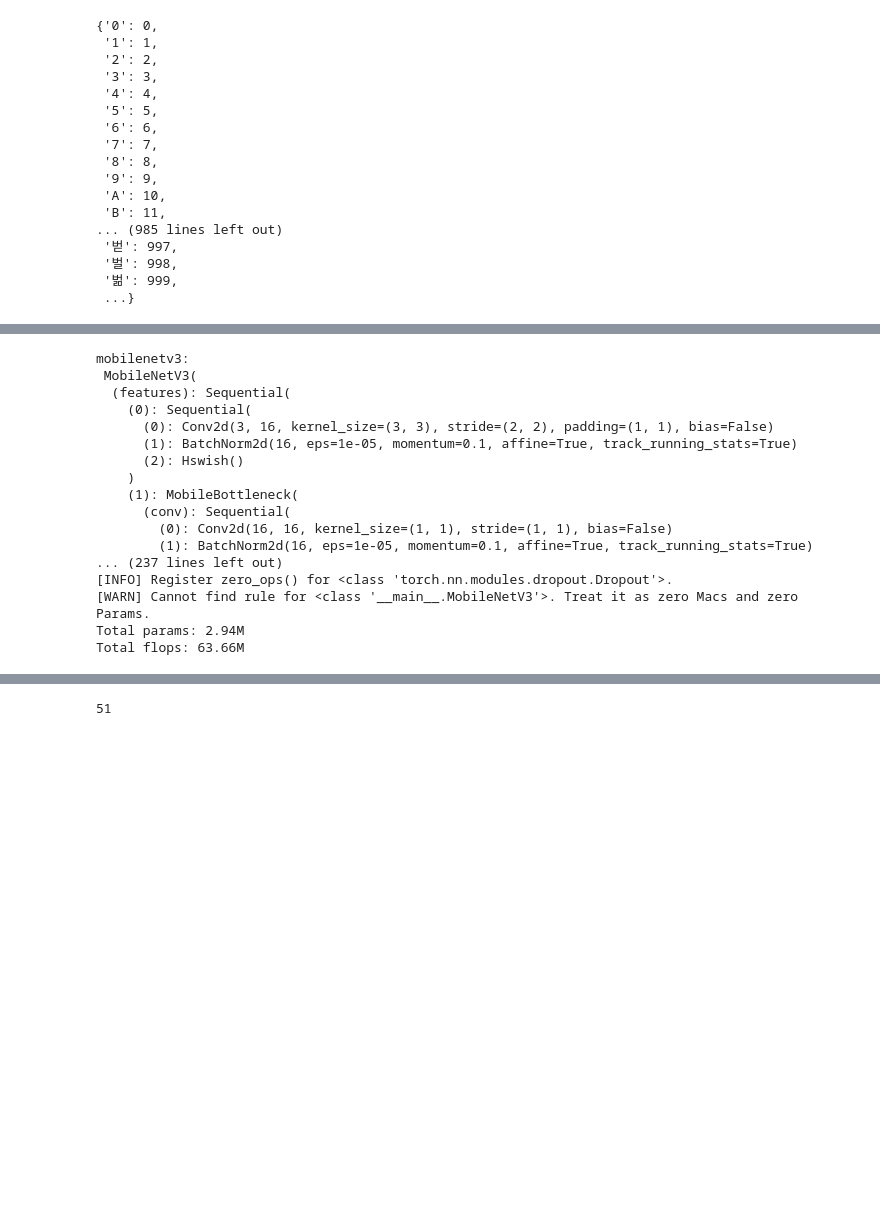
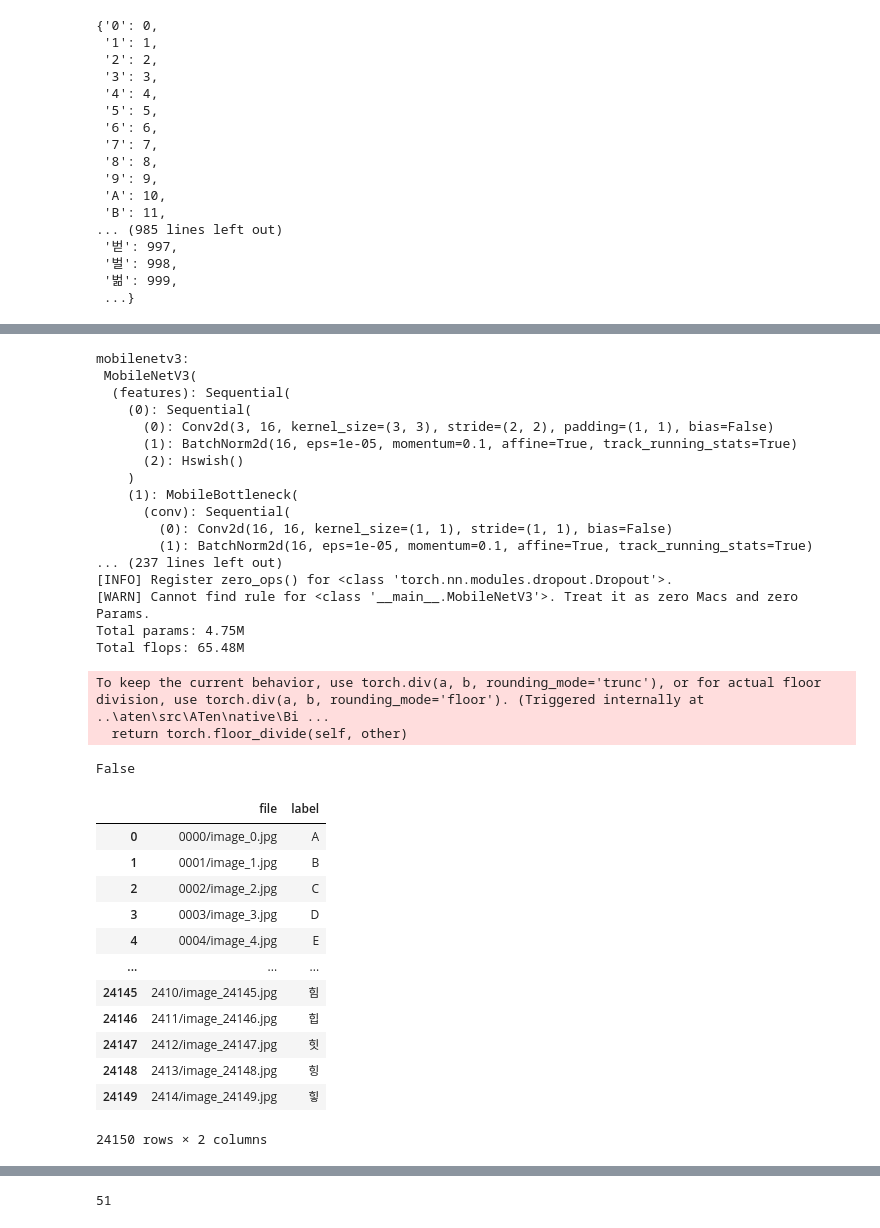
Before and after one commit to AzizIlyosov/Character_recognition, a Jupyter notebook: Character recognition .ipynb, the cells around one changed output, grey strips where cells are left out. Saved outputs shown, nothing was run; the diff lists cells and outputs as text; code cells hidden in the pictures; blank space fills up the shorter version.

```diff
--- a/Character recognition .ipynb
+++ b/Character recognition .ipynb
@@ -400,7 +444,7 @@ def mobilenetv3(pretrained=False, **kwargs):
     return model
 
 if __name__ == '__main__':
-    net = mobilenetv3()
+    net = mobilenetv3( n_class=len(set(train.label))) #.cuda()
     print('mobilenetv3:\n', net)
     print('Total params: %.2fM' % (sum(p.numel() for p in net.parameters())/1000000.0))
     input_size=(1, 3, 224, 224)
@@ -412,7 +456,7 @@ if __name__ == '__main__':
     # print(params)
     print('Total params: %.2fM' % (params/1000000.0))
     print('Total flops: %.2fM' % (flops/1000000.0))
-    out = net(x, n_class=len(train))
+    out = net(x)
 # %% [output]
 mobilenetv3:
  MobileNetV3(
@@ -429,8 +473,30 @@ mobilenetv3:
 ... (237 lines left out)
 [INFO] Register zero_ops() for <class 'torch.nn.modules.dropout.Dropout'>.
 [WARN] Cannot find rule for <class '__main__.MobileNetV3'>. Treat it as zero Macs and zero Params.
-Total params: 2.94M
-Total flops: 63.66M
+Total params: 4.75M
+Total flops: 65.48M
+To keep the current behavior, use torch.div(a, b, rounding_mode='trunc'), or for actual floor division, use torch.div(a, b, rounding_mode='floor'). (Triggered internally at  ..\aten\src\ATen\native\Bi ...
+  return torch.floor_divide(self, other)
+# %%
+torch.cuda.is_available()
+# %% [output]
+False
+# %%
+train
+# %% [output]
+|  | file | label |
+| 0 | 0000/image_0.jpg | A |
+| 1 | 0001/image_1.jpg | B |
+| 2 | 0002/image_2.jpg | C |
+| 3 | 0003/image_3.jpg | D |
+| 4 | 0004/image_4.jpg | E |
+| ... | ... | ... |
+| 24145 | 2410/image_24145.jpg | 힘 |
+| 24146 | 2411/image_24146.jpg | 힙 |
+| 24147 | 2412/image_24147.jpg | 힛 |
+| 24148 | 2413/image_24148.jpg | 힝 |
+| 24149 | 2414/image_24149.jpg | 힣 |
+24150 rows × 2 columns
 # %%
 
 train_dataset = DataLoader(albumentations_dataset_train, batch_size = 32, shuffle=True )
```
Also changed, not shown: parts of 18 cells of this notebook.
